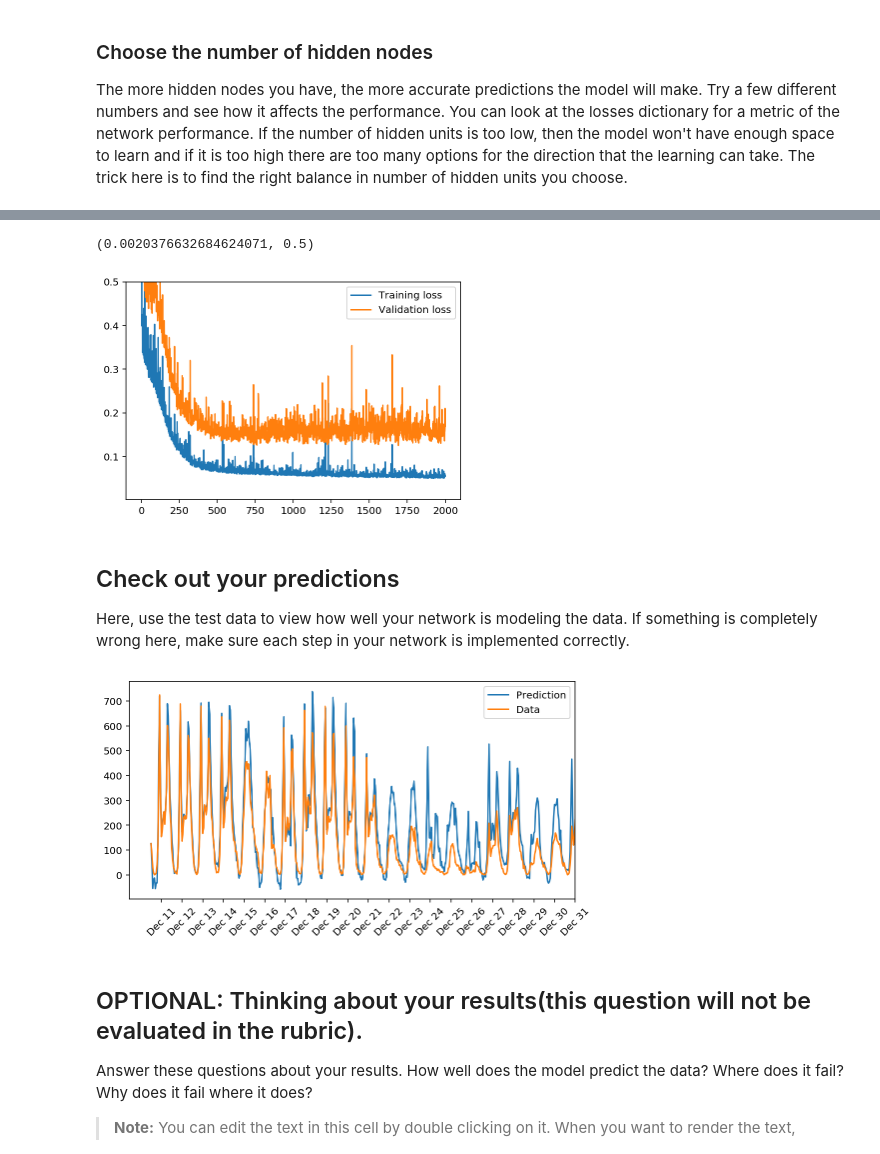
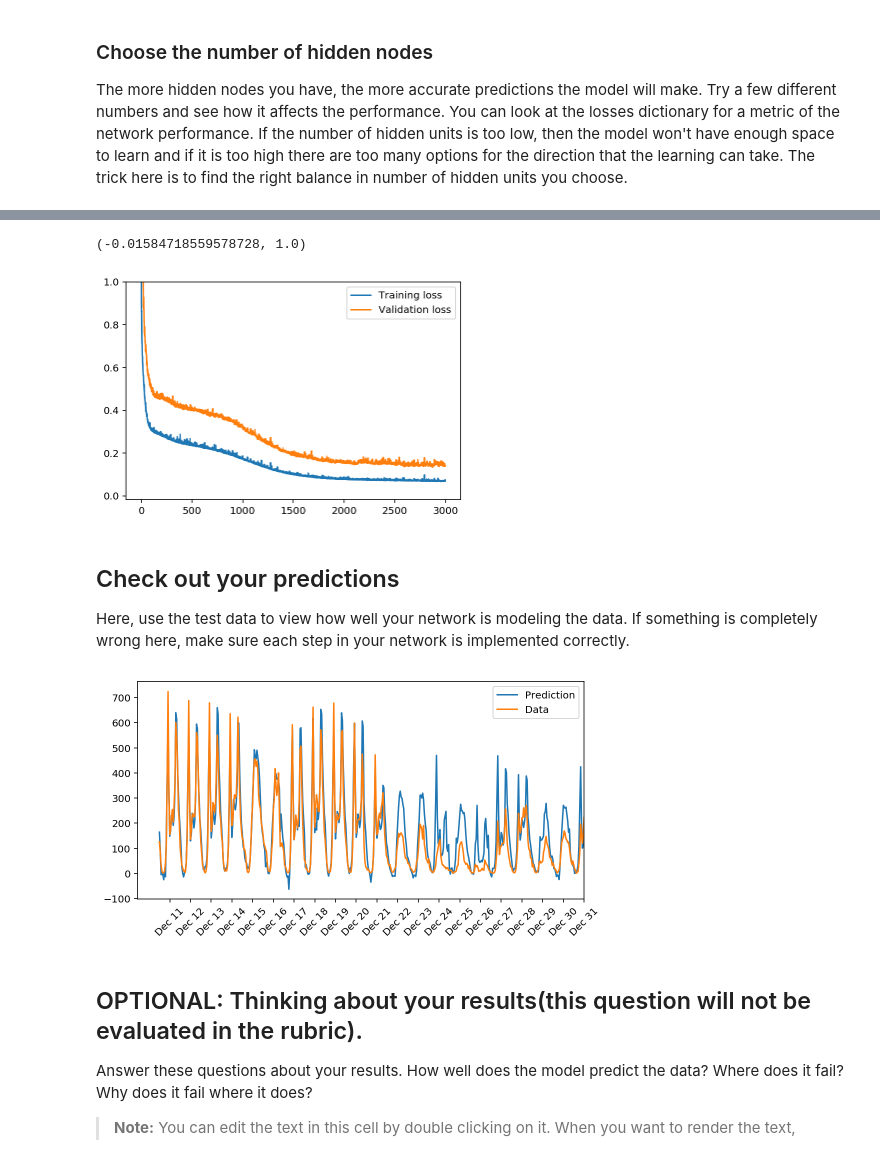
Before and after one commit to taniamaki/dlnd-your-first-neural-network, a Jupyter notebook: dlnd-your-first-neural-network.ipynb, the cells around one changed output, grey strips where cells are left out. Saved outputs shown, nothing was run; the diff lists cells and outputs as text; code cells hidden in the pictures.

```diff
--- a/dlnd-your-first-neural-network.ipynb
+++ b/dlnd-your-first-neural-network.ipynb
@@ -205,9 +205,9 @@ The more hidden nodes you have, the more accurate predictions the model will mak
 import sys
 
 ### Set the hyperparameters here ###
-epochs = 2000
-learning_rate = 0.05
-hidden_nodes = 16
+epochs =3000
+learning_rate = 0.007
+hidden_nodes = 8
 output_nodes = 1
 
 N_i = train_features.shape[1]
@@ -235,11 +235,11 @@ Progress: 99.9% ... Training loss: 0.054 ... Validation loss: 0.168
 # %%
 plt.plot(losses['train'], label='Training loss')
 plt.plot(losses['validation'], label='Validation loss')
 plt.legend()
-plt.ylim(ymax=0.5)
+plt.ylim(ymax=1.0)
 # %% [output]
-(0.0020376632684624071, 0.5)
+(-0.01584718559578728, 1.0)
-[figure, old version]
+[figure, new version]
 # %% [markdown]
 ## Check out your predictions
 
@@ -259,7 +259,7 @@ dates = dates.apply(lambda d: d.strftime('%b %d'))
 ax.set_xticks(np.arange(len(dates))[12::24])
 _ = ax.set_xticklabels(dates[12::24], rotation=45)
 # %% [output]
-[figure, old version]
+[figure, new version]
 # %% [markdown]
 ## OPTIONAL: Thinking about your results(this question will not be evaluated in the rubric).
 
```
Also changed, not shown: parts of 2 cells of this notebook.
